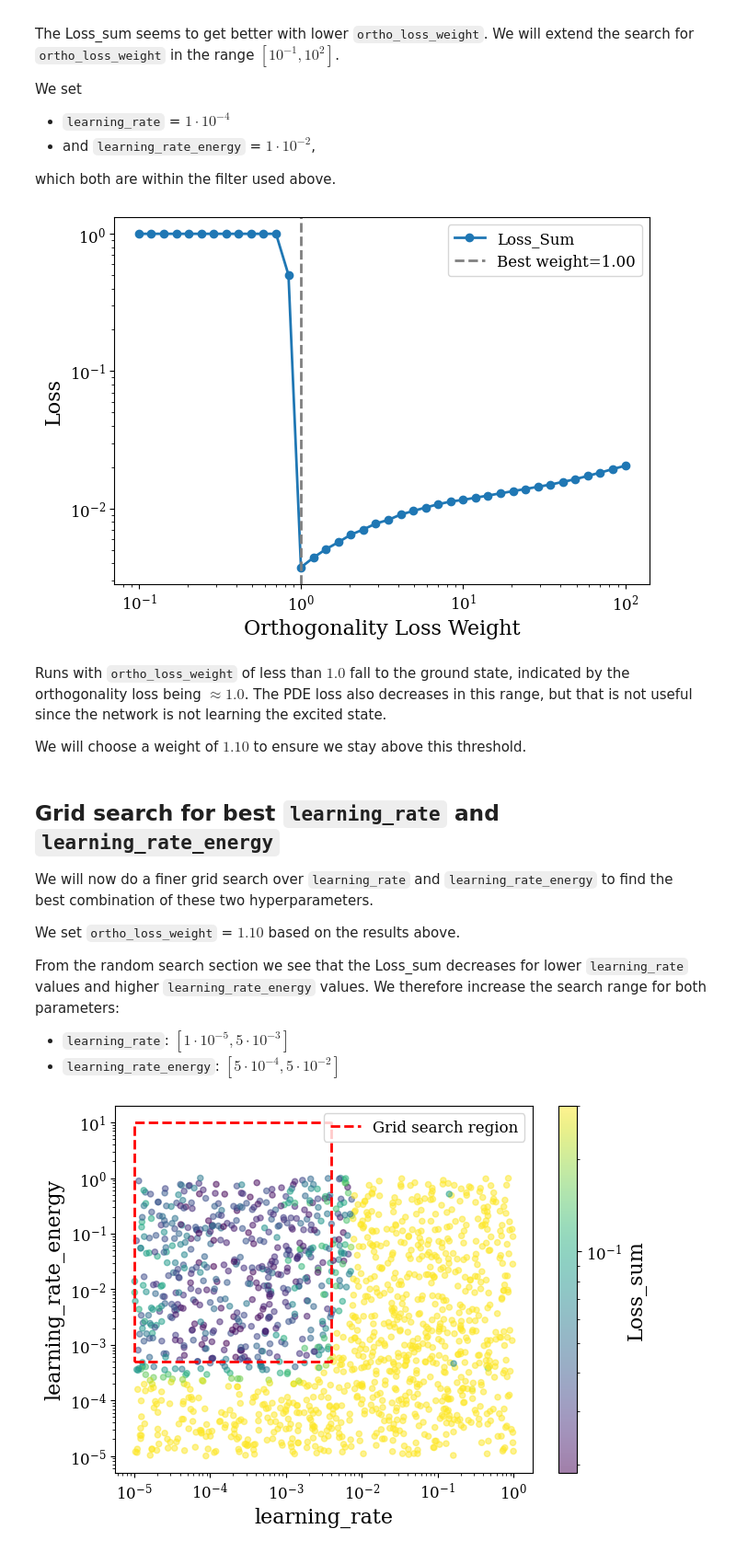
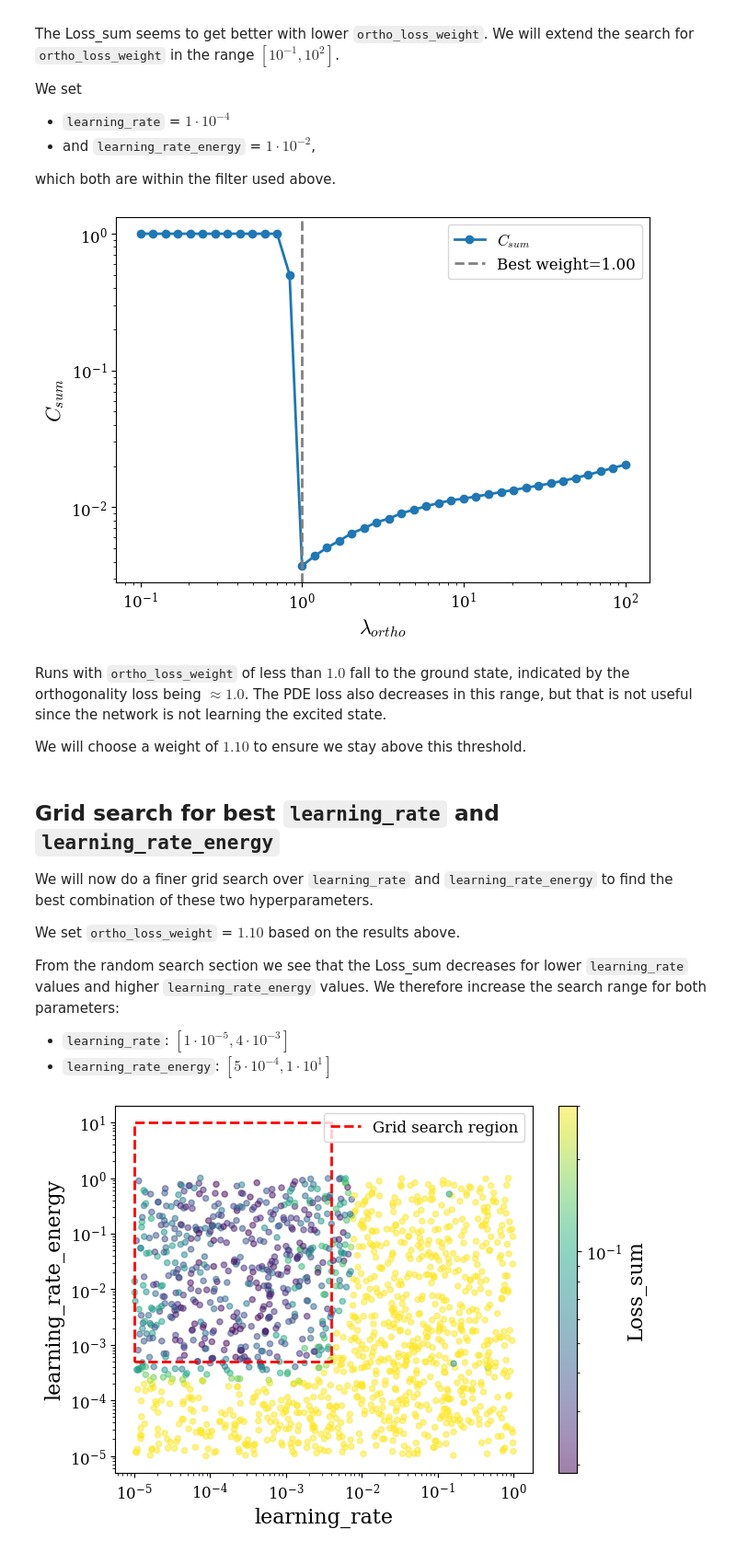
Before and after one commit to fredeco-gh/FYS-STK3155_Project3, a Jupyter notebook: src/param_search.ipynb, the cells around one changed output. Shown at 92% size. Drawn from its saved outputs; the diff is of its cells as text; code cells hidden in the pictures.

```diff
--- a/src/param_search.ipynb
+++ b/src/param_search.ipynb
@@ -271,23 +272,23 @@ if LOAD_FROM_FILE:
 # %%
 loss_pde, loss_orthogonality = result.T
 loss_sum = loss_pde + loss_orthogonality
 
 plt.figure(figsize=(7,5))
-plt.plot(ortho_loss_weight_values, loss_sum, marker='o', label="Loss_sum")
+plt.plot(ortho_loss_weight_values, loss_sum, marker='o', label=r"$C_{sum}$")
 
 best_ortho_loss_weight = ortho_loss_weight_values[np.argmin(loss_sum)]
 plt.axvline(x=best_ortho_loss_weight, color='gray', linestyle='--', label=f'Best weight={best_ortho_loss_weight:.2f}')
 
 plt.xscale("log")
 plt.yscale("log")
 plt.xlabel(r"$\lambda_{ortho}$")    # Orthogonality loss weight
-plt.ylabel("Loss sum")
+plt.ylabel(r"$C_{sum}$")
 plt.legend()
 plt.tight_layout()
 plt.savefig("../figs/ortho_loss_weight_search.pdf")
 plt.show()
 # %% [output]
-[figure, old version]
+[figure, new version]
 # %% [markdown]
 Runs with `ortho_loss_weight` of less than $1.0$ fall to the ground state, indicated by the orthogonality loss being $\approx 1.0$. The PDE loss also decreases in this range, but that is not useful since the network is not learning the excited state.
 
@@ -299,8 +300,8 @@ We will now do a finer grid search over `learning_rate` and `learning_rate_energ
 We set `ortho_loss_weight` = $1.10$ based on the results above.
 
 From the random search section we see that the Loss_sum decreases for lower `learning_rate` values and higher `learning_rate_energy` values. We therefore increase the search range for both parameters:
-- `learning_rate`: $[1\cdot10^{-5}, 5\cdot10^{-3}]$
-- `learning_rate_energy`: $[5\cdot10^{-4}, 5\cdot10^{-2}]$
+- `learning_rate`: $[1\cdot10^{-5}, 4\cdot10^{-3}]$
+- `learning_rate_energy`: $[5\cdot10^{-4}, 1\cdot10^{1}]$
 # %%
 plot_colormap_plot(df, metrics=["Loss_sum"], x="learning_rate", y="learning_rate_energy", vmax=3e-1)
 
```
Also changed, not shown: parts of 14 cells of this notebook, 12 other files.
